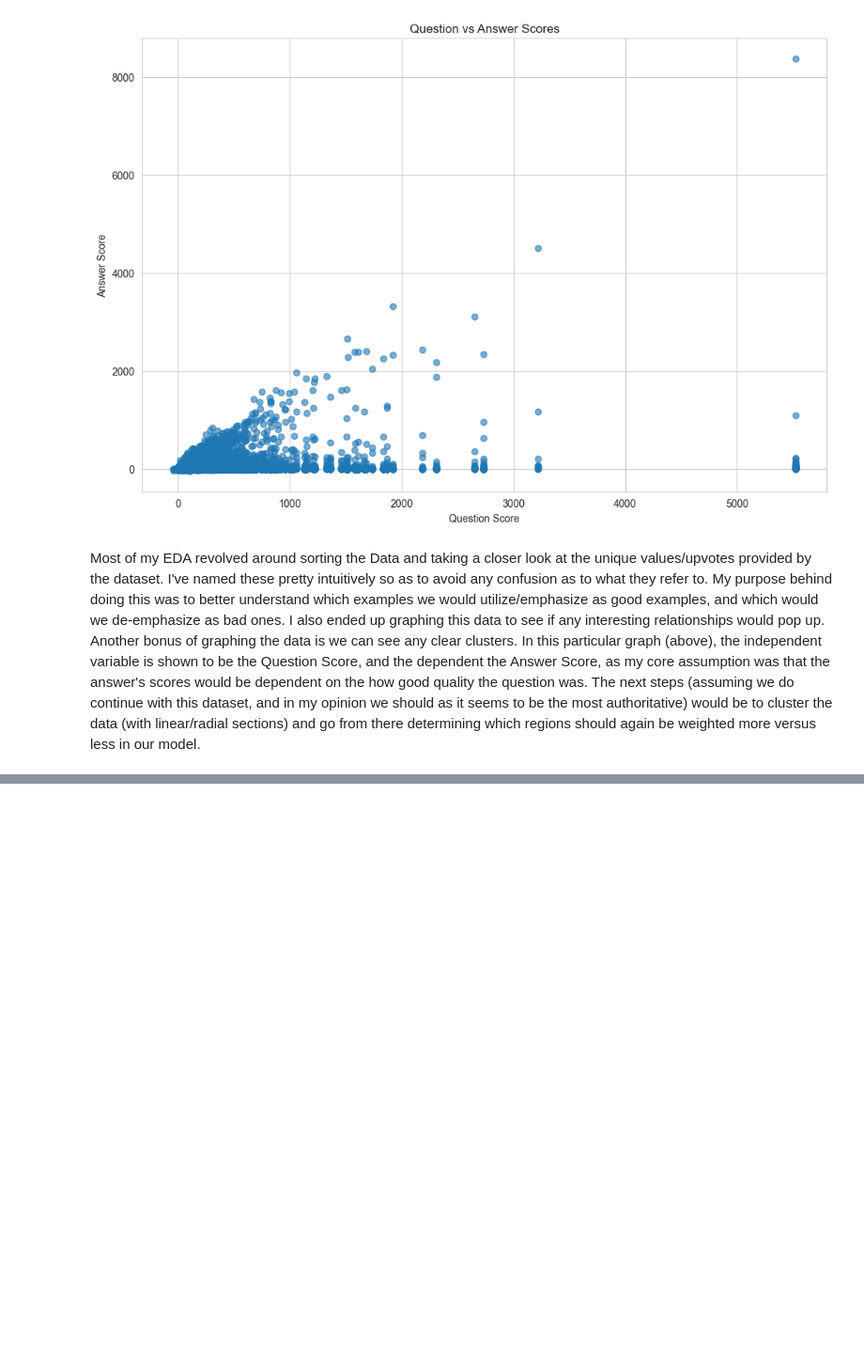
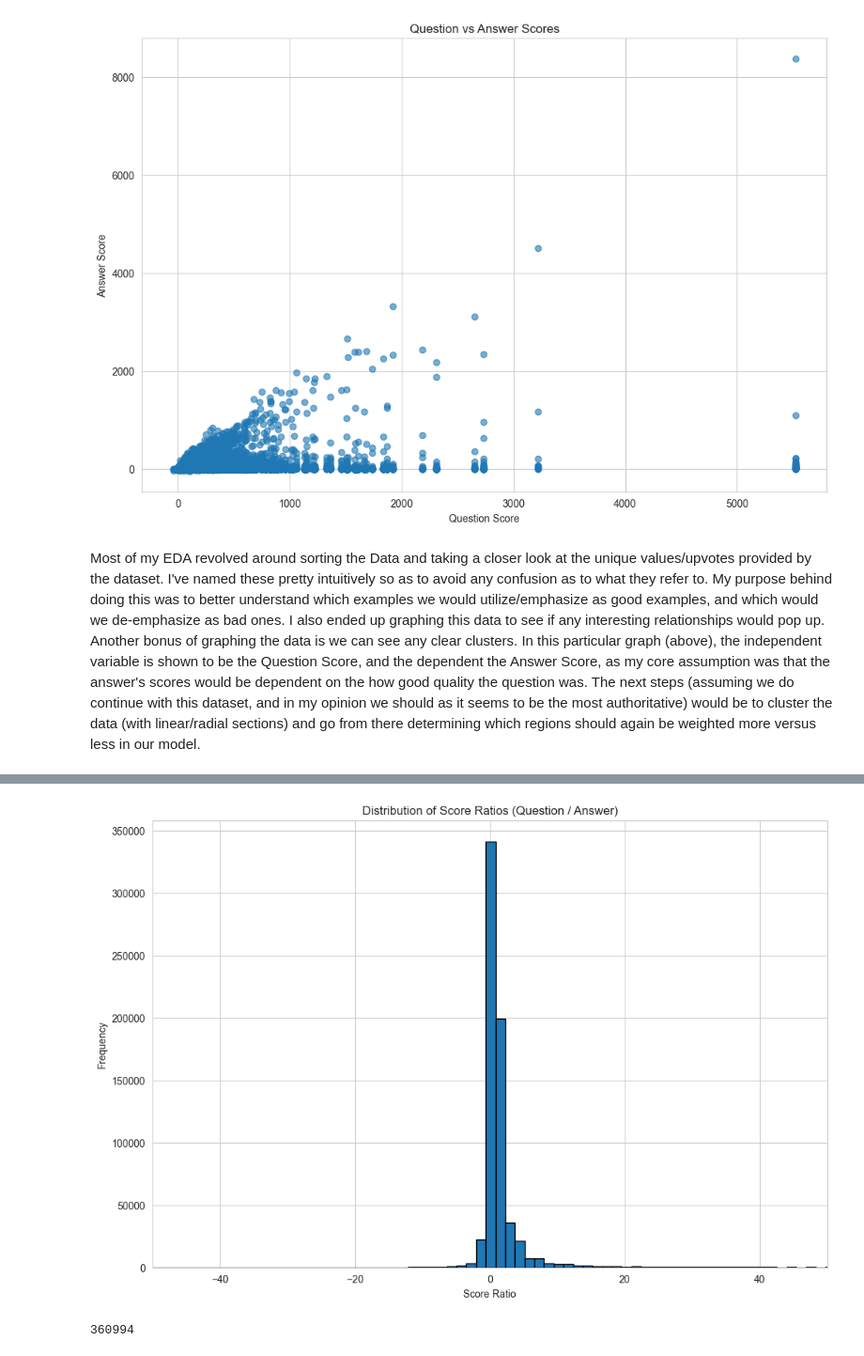
Before and after one commit to v1zhu/Stackbot-DS3, a Jupyter notebook: Ratuls_Data_Exploration.ipynb, the cells around one changed output, grey strips where cells are left out. Shown: that part at 94% size. Cells and saved outputs as stored; diff of their text form; code cells hidden in the pictures; blank space fills up the shorter version.

```diff
--- a/Ratuls_Data_Exploration.ipynb
+++ b/Ratuls_Data_Exploration.ipynb
@@ -213,3 +213,5 @@ Text(0.5, 1.0, 'Question vs Answer Scores')
 [figure]
 # %% [markdown]
 Most of my EDA revolved around sorting the Data and taking a closer look at the unique values/upvotes provided by the dataset. I've named these pretty intuitively so as to avoid any confusion as to what they refer to. My purpose behind doing this was to better understand which examples we would utilize/emphasize as good examples, and which would we de-emphasize as bad ones. I also ended up graphing this data to see if any interesting relationships would pop up. Another bonus of graphing the data is we can see any clear clusters. In this particular graph (above), the independent variable is shown to be the Question Score, and the dependent the Answer Score, as my core assumption was that the answer's scores would be dependent on the how good quality the question was. The next steps (assuming we do continue with this dataset, and in my opinion we should as it seems to be the most authoritative) would be to cluster the data (with linear/radial sections) and go from there determining which regions should again be weighted more versus less in our model.
+# %%
+df["Score_ratio"] = df["Score_question"].div(df["Score_answer"].replace(0, np.nan))
@@ -215,0 +240,11 @@ Most of my EDA revolved around sorting the Data and taking a closer look at the
+# %%
+plt.figure(figsize=(12,8))
+plt.hist(df["Score_ratio"], bins=5000, edgecolor='black')
+plt.xlim(-50,50)
+plt.title("Question vs Answer Scores")
+plt.title("Distribution of Score Ratios (Question / Answer)")
+plt.xlabel("Score Ratio")
+plt.ylabel("Frequency")
+plt.show()
+# %% [output]
+[figure, added]
@@ -215,0 +256,4 @@ Most of my EDA revolved around sorting the Data and taking a closer look at the
+# %%
+print(bin_count(-1,1))
+# %% [output]
+360994
```
Also changed, not shown: parts of 7 cells of this notebook.
